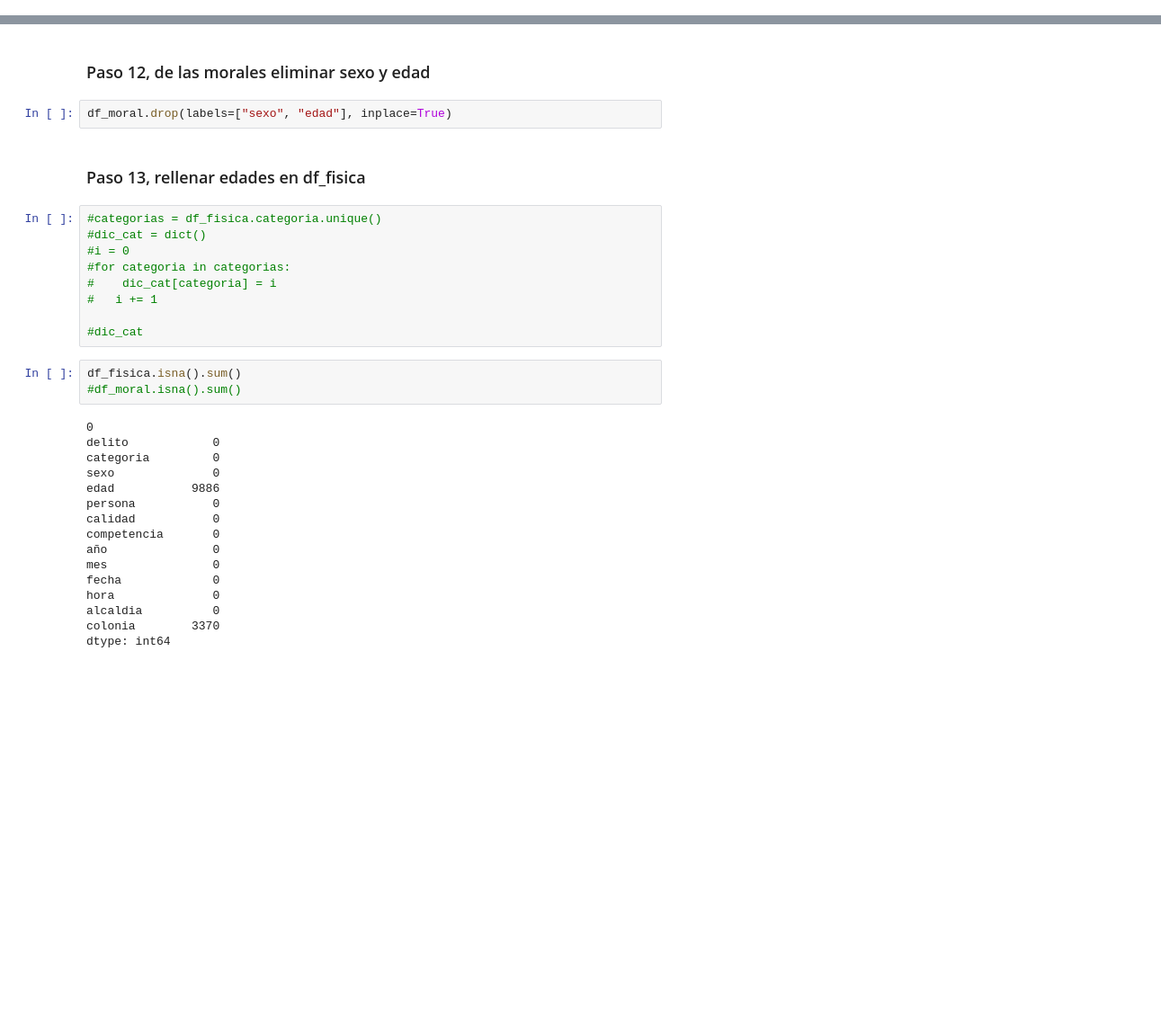
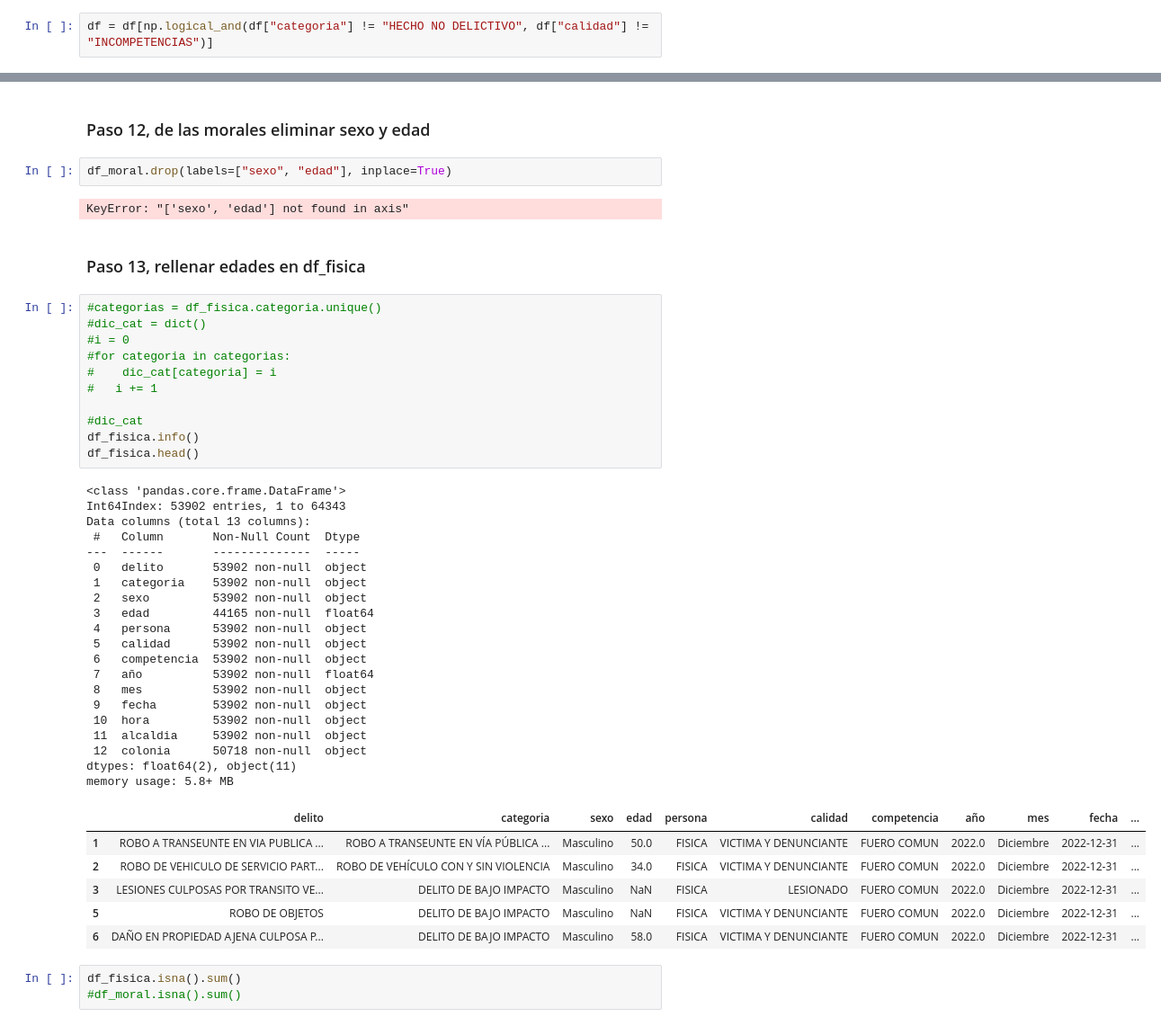
Before and after one commit to porto-o/analisis_carpetas_investigacion, a Jupyter notebook: analisis_2023.ipynb, the cells around one changed output, grey strips where cells are left out. Shown at 90% size. Cells and saved outputs as stored; diff of their text form; blank space fills up the shorter version.

Commit message:
Eliminacion de registros en dataframe general donde categoria sea diferente de incompetencias categoria sea diferente de hecho no delictivo

```diff
--- a/analisis_2023.ipynb
+++ b/analisis_2023.ipynb
@@ -271,3 +289,5 @@ pd.to_datetime(df['hora']).dt.time
+# %%
+df = df[np.logical_and(df["categoria"] != "HECHO NO DELICTIVO", df["calidad"] != "INCOMPETENCIAS")]
 # %% [markdown]
 ### Paso 10: separacion de dataframe
 # %%
@@ -279,33 +299,48 @@ df_moral = df.query('persona == "MORAL"')
 ### Paso 12, de las morales eliminar sexo y edad
 # %%
 df_moral.drop(labels=["sexo", "edad"], inplace=True)
+# %% [output]
+KeyError: "['sexo', 'edad'] not found in axis"
 # %% [markdown]
 ### Paso 13, rellenar edades en df_fisica
 # %%
 #categorias = df_fisica.categoria.unique()
 #dic_cat = dict()
 #i = 0
 #for categoria in categorias:
 #    dic_cat[categoria] = i
 #   i += 1
 
 #dic_cat
+df_fisica.info()
+df_fisica.head()
+# %% [output]
+<class 'pandas.core.frame.DataFrame'>
+Int64Index: 53902 entries, 1 to 64343
+Data columns (total 13 columns):
+ #   Column       Non-Null Count  Dtype
+---  ------       --------------  -----
+ 0   delito       53902 non-null  object
+ 1   categoria    53902 non-null  object
+ 2   sexo         53902 non-null  object
+ 3   edad         44165 non-null  float64
+ 4   persona      53902 non-null  object
+ 5   calidad      53902 non-null  object
+ 6   competencia  53902 non-null  object
+ 7   año          53902 non-null  float64
+ 8   mes          53902 non-null  object
+ 9   fecha        53902 non-null  object
+ 10  hora         53902 non-null  object
+ 11  alcaldia     53902 non-null  object
+ 12  colonia      50718 non-null  object
+dtypes: float64(2), object(11)
+memory usage: 5.8+ MB
+|  | delito | categoria | sexo | edad | persona | calidad | competencia | año | mes | fecha | ... |
+| 1 | ROBO A TRANSEUNTE EN VIA PUBLICA ... | ROBO A TRANSEUNTE EN VÍA PÚBLICA ... | Masculino | 50.0 | FISICA | VICTIMA Y DENUNCIANTE | FUERO COMUN | 2022.0 | Diciembre | 2022-12-31 | ... |
+| 2 | ROBO DE VEHICULO DE SERVICIO PART... | ROBO DE VEHÍCULO CON Y SIN VIOLENCIA | Masculino | 34.0 | FISICA | VICTIMA Y DENUNCIANTE | FUERO COMUN | 2022.0 | Diciembre | 2022-12-31 | ... |
+| 3 | LESIONES CULPOSAS POR TRANSITO VE... | DELITO DE BAJO IMPACTO | Masculino | NaN | FISICA | LESIONADO | FUERO COMUN | 2022.0 | Diciembre | 2022-12-31 | ... |
+| 5 | ROBO DE OBJETOS | DELITO DE BAJO IMPACTO | Masculino | NaN | FISICA | VICTIMA Y DENUNCIANTE | FUERO COMUN | 2022.0 | Diciembre | 2022-12-31 | ... |
+| 6 | DAÑO EN PROPIEDAD AJENA CULPOSA P... | DELITO DE BAJO IMPACTO | Masculino | 58.0 | FISICA | VICTIMA Y DENUNCIANTE | FUERO COMUN | 2022.0 | Diciembre | 2022-12-31 | ... |
 # %%
 df_fisica.isna().sum()
 #df_moral.isna().sum()
-# %% [output]
-0
-delito            0
-categoria         0
-sexo              0
-edad           9886
-persona           0
-calidad           0
-competencia       0
-año               0
-mes               0
-fecha             0
-hora              0
-alcaldia          0
-colonia        3370
-dtype: int64
```
Also changed, not shown: parts of 3 cells of this notebook.
